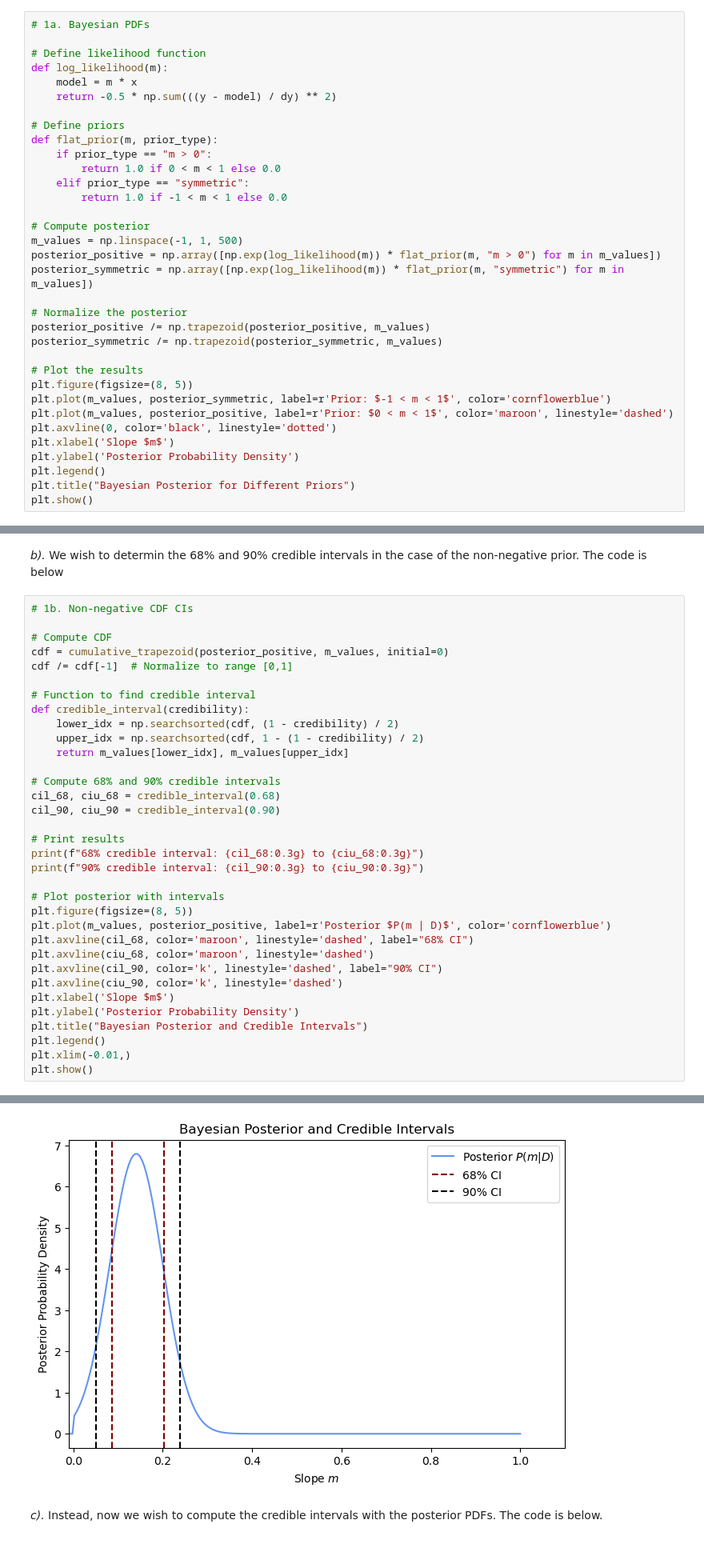
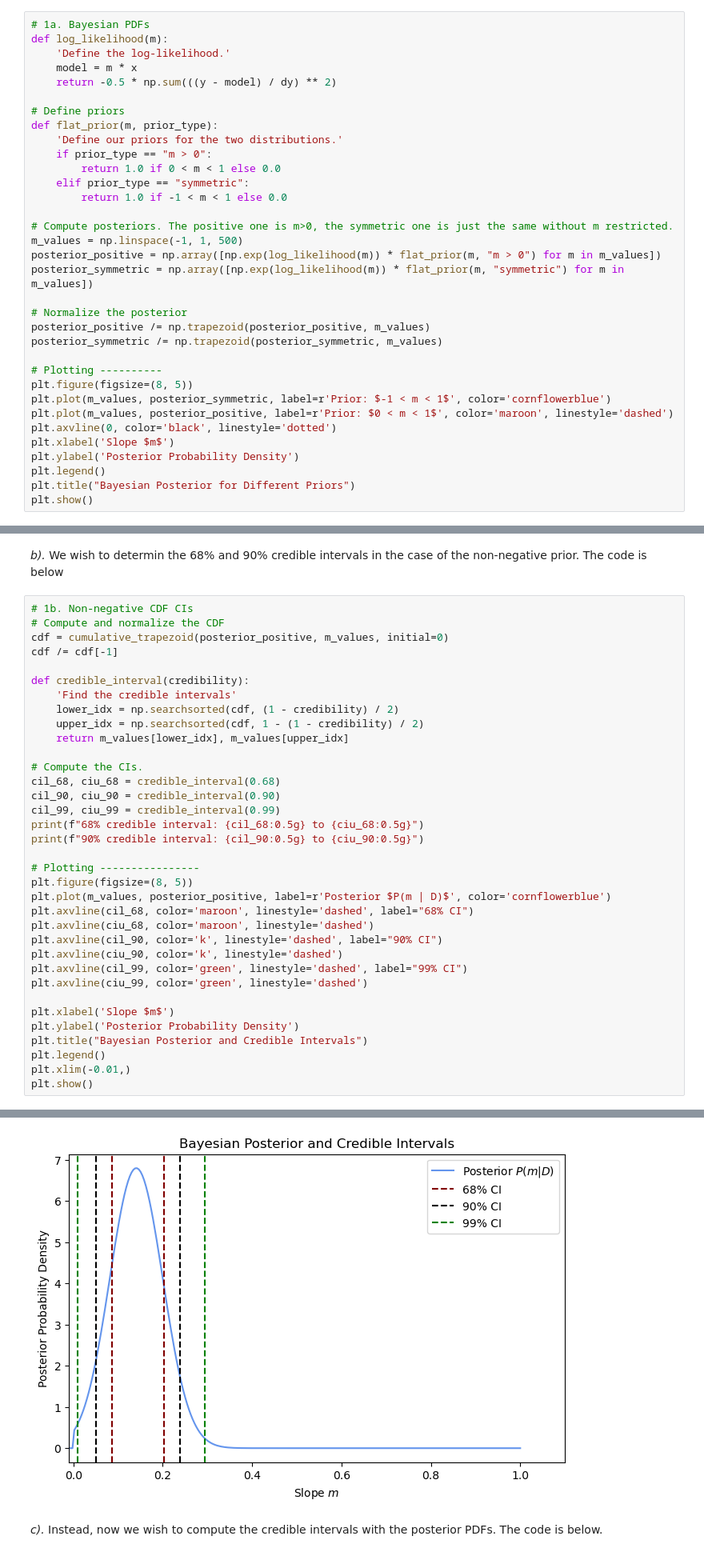
Before and after one commit to aidanwmw/PHYS403, a Jupyter notebook: homework/hw5.ipynb, the cells around one changed output, grey strips where cells are left out. Shown at 80% size. Saved outputs shown, nothing was run; the diff lists cells and outputs as text.

```diff
--- a/homework/hw5.ipynb
+++ b/homework/hw5.ipynb
@@ -26,20 +26,20 @@ plt.errorbar(x,y,yerr=dy, fmt='o',color='cornflowerblue',label='Dataset 1');
 Now for 1a:
 # %%
 # 1a. Bayesian PDFs
-
-# Define likelihood function
 def log_likelihood(m):
+    'Define the log-likelihood.'
     model = m * x
     return -0.5 * np.sum(((y - model) / dy) ** 2)
 
 # Define priors
 def flat_prior(m, prior_type):
+    'Define our priors for the two distributions.'
     if prior_type == "m > 0":
         return 1.0 if 0 < m < 1 else 0.0
     elif prior_type == "symmetric":
         return 1.0 if -1 < m < 1 else 0.0
 
-# Compute posterior
+# Compute posteriors. The positive one is m>0, the symmetric one is just the same without m restricted.
 m_values = np.linspace(-1, 1, 500)
 posterior_positive = np.array([np.exp(log_likelihood(m)) * flat_prior(m, "m > 0") for m in m_values])
 posterior_symmetric = np.array([np.exp(log_likelihood(m)) * flat_prior(m, "symmetric") for m in m_values])
@@ -48,7 +48,7 @@ posterior_symmetric = np.array([np.exp(log_likelihood(m)) * flat_prior(m, "symme
 posterior_positive /= np.trapezoid(posterior_positive, m_values)
 posterior_symmetric /= np.trapezoid(posterior_symmetric, m_values)
 
-# Plot the results
+# Plotting ----------
 plt.figure(figsize=(8, 5))
 plt.plot(m_values, posterior_symmetric, label=r'Prior: $-1 < m < 1$', color='cornflowerblue')
 plt.plot(m_values, posterior_positive, label=r'Prior: $0 < m < 1$', color='maroon', linestyle='dashed')
@@ -64,32 +64,33 @@ plt.show()
 *b).* We wish to determin the 68% and 90% credible intervals in the case of the non-negative prior. The code is below
 # %%
 # 1b. Non-negative CDF CIs
+# Compute and normalize the CDF
+cdf = cumulative_trapezoid(posterior_positive, m_values, initial=0)
+cdf /= cdf[-1]
 
-# Compute CDF
-cdf = cumulative_trapezoid(posterior_positive, m_values, initial=0)
-cdf /= cdf[-1]  # Normalize to range [0,1]
-
-# Function to find credible interval
 def credible_interval(credibility):
+    'Find the credible intervals'
     lower_idx = np.searchsorted(cdf, (1 - credibility) / 2)
     upper_idx = np.searchsorted(cdf, 1 - (1 - credibility) / 2)
     return m_values[lower_idx], m_values[upper_idx]
 
-# Compute 68% and 90% credible intervals
+# Compute the CIs.
 cil_68, ciu_68 = credible_interval(0.68)
 cil_90, ciu_90 = credible_interval(0.90)
+cil_99, ciu_99 = credible_interval(0.99)
+print(f"68% credible interval: {cil_68:0.5g} to {ciu_68:0.5g}")
+print(f"90% credible interval: {cil_90:0.5g} to {ciu_90:0.5g}")
 
-# Print results
-print(f"68% credible interval: {cil_68:0.3g} to {ciu_68:0.3g}")
-print(f"90% credible interval: {cil_90:0.3g} to {ciu_90:0.3g}")
-
-# Plot posterior with intervals
+# Plotting ----------------
 plt.figure(figsize=(8, 5))
 plt.plot(m_values, posterior_positive, label=r'Posterior $P(m | D)$', color='cornflowerblue')
 plt.axvline(cil_68, color='maroon', linestyle='dashed', label="68% CI")
 plt.axvline(ciu_68, color='maroon', linestyle='dashed')
 plt.axvline(cil_90, color='k', linestyle='dashed', label="90% CI")
 plt.axvline(ciu_90, color='k', linestyle='dashed')
+plt.axvline(cil_99, color='green', linestyle='dashed', label="99% CI")
+plt.axvline(ciu_99, color='green', linestyle='dashed')
+
 plt.xlabel('Slope $m$')
 plt.ylabel('Posterior Probability Density')
 plt.title("Bayesian Posterior and Credible Intervals")
@@ -102,4 +103,4 @@ plt.show()
-[figure, old version]
+[figure, new version]
 # %% [markdown]
 *c).* Instead, now we wish to compute the credible intervals with the posterior PDFs. The code is below.
 # %%
```
Also changed, not shown: parts of 7 cells of this notebook.
